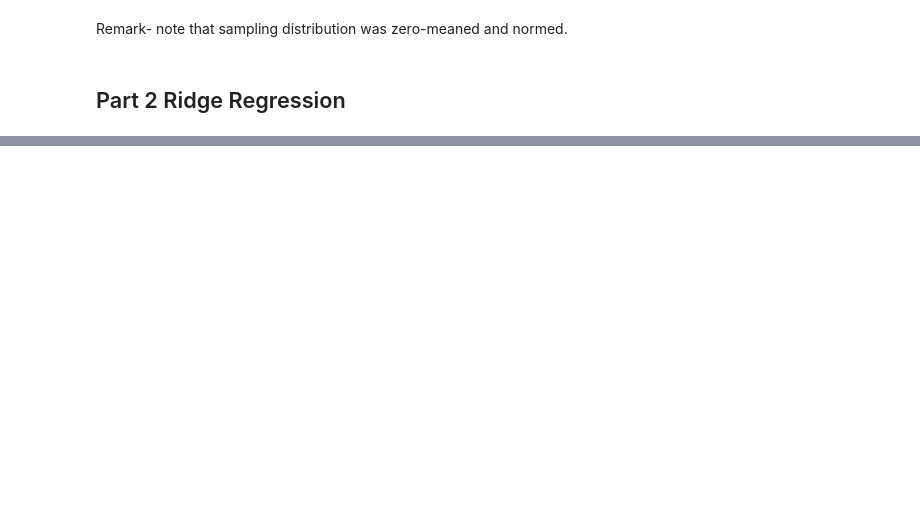
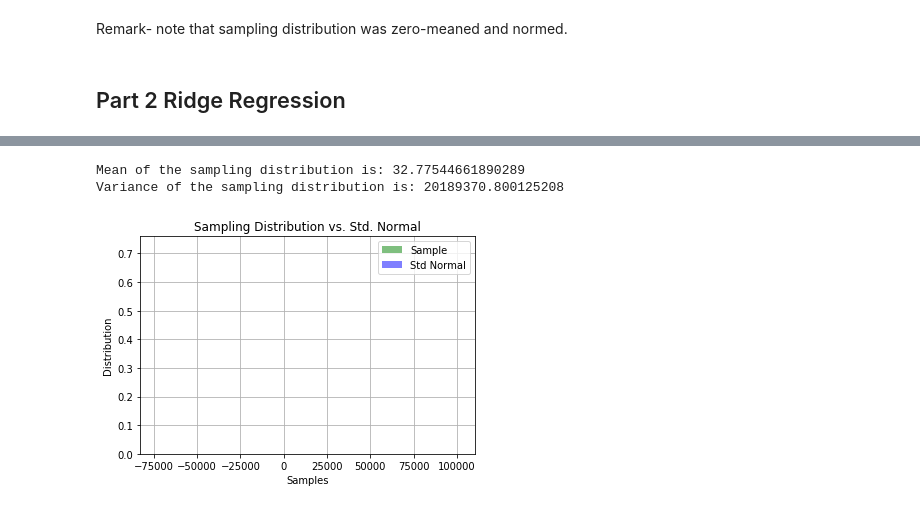
Before and after one commit to jsigee87/Data-Science-Lab-ee379k, a Jupyter notebook: lab6/src/problem1.ipynb, the cells around one changed output, grey strips where cells are left out. Saved outputs shown, nothing was run; the diff lists cells and outputs as text; code cells hidden in the pictures; blank space fills up the shorter version.

```diff
--- a/lab6/src/problem1.ipynb
+++ b/lab6/src/problem1.ipynb
@@ -99,0 +208,24 @@ Ridge(alpha=0.1, copy_X=True, fit_intercept=True, max_iter=None,
+# %%
+# Create some data and sample from it
+X, y, beta_hat, beta = createData()
+
+samples = sampleDataBootstrap(X, y)
+#X_new y_new = buildNewX(X, y)
+#beta_hat =
+
+print("Mean of the sampling distribution is: {}".format(np.mean(samples)))
+print("Variance of the sampling distribution is: {}".format(np.var(samples)))
+num_bins = 50
+_ = plt.hist(samples - np.mean(samples), num_bins, normed=1, facecolor='green', alpha = 0.5, label='Sample')
+_ = plt.hist(np.random.randn(num_samples), num_bins, normed=1, facecolor='blue', alpha=0.5, label='Std Normal')
+_ = plt.xlabel('Samples')
+_ = plt.ylabel('Distribution')
+_ = plt.title('Sampling Distribution vs. Std. Normal')
+#_ = plt.xlim([-3, 3])
+#_ = plt.ylim([0, 2.2])
+_ = plt.legend()
+_ = plt.grid(True)
+# %% [output]
+Mean of the sampling distribution is: 32.77544661890289
+Variance of the sampling distribution is: 20189370.800125208
+[figure, added]
```
Also changed, not shown: parts of 15 cells of this notebook.
